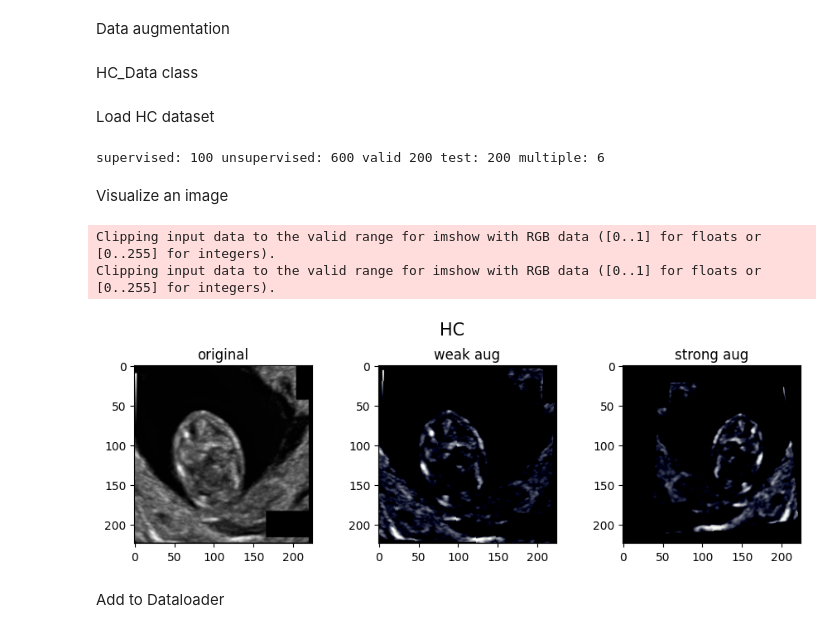
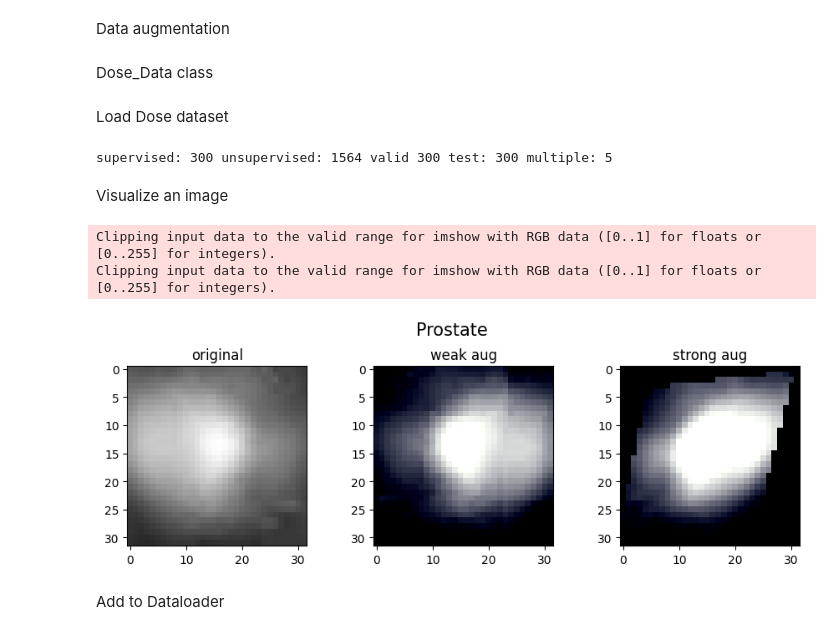
Before and after one commit to jizhang02/SemiDose, a Jupyter notebook: regfixmatch.ipynb, the cells around one changed output. Drawn from its saved outputs; the diff is of its cells as text; code cells hidden in the pictures.

```diff
--- a/reg-fix-match.ipynb
+++ b/regfixmatch.ipynb
@@ -49,21 +55,21 @@ for i in range(torch.cuda.device_count()):
     print(torch.cuda.get_device_name(i))
 summaryWriter = SummaryWriter(summary_dir)
 baseline = 'vgg11'
-n_label = 100 # 50, 100, 200, 300
-folds = 0 # 0 1 2 3 4
+n_label = 300 # 100, 300, 600, 900, 1864
+folds = 1 # 1 2 3 4 5
 bs = 1 # batch size
 num_epochs = 2
 tau = 0.5
 alpha1 = 0.5
 alpha2 = 0.5
 best_r2=-10
-img_width = 224 # ori 800
-img_height = 224 # ori 540
+img_width = 32
+img_height = 32
 model = timm.create_model(baseline, pretrained=True, num_classes=1, in_chans=3)
 model.cuda()
 optimizer = Lion(model.parameters(), lr=1e-4, weight_decay=1e-4)
 model = torch.compile(model) # in torch2.0
-best_model_path = './models/best_model.pth'
+best_model_path = '/home/jing/python_code/DeepRT/07semi-super/Dose/models/best_model.pth'
 scheduler = ExponentialLR(optimizer, gamma=0.99)
 criterion = nn.HuberLoss()
 mae = MeanAbsoluteError()
@@ -79,8 +85,8 @@ Quadro RTX 5000
 CSV file
 # %%
 #read csv
-root = "/home/jing/python_code/DeepRT/07semi-super/HC/version1"
-csv_file = os.path.join(root, "HC.csv")
+root = "/home/jing/python_code/DeepRT/07semi-super/Dose/version1"
+csv_file = os.path.join(root, "dose.csv")
 dataframe_data = pd.read_csv(csv_file)
 print(dataframe_data[996:1002])
 # %% [output]
@@ -214,9 +222,9 @@ weak_aug = transforms.Compose([hflip, rotat, totensor, normalize])
 strong_aug = transforms.Compose([hflip, rotat, color_jitter, noise, persp, totensor,normalize])
 transform_norm = transforms.Compose([totensor, normalize]) # for valid and test
 # %% [markdown]
-HC_Data class
+Dose_Data class
 # %%
-class HC_Data(Dataset):
+class Dose_Data(Dataset):
 
     def __init__(self, data_path, image_list = '', label_list = '', mode = 'train', supervised = True):
         self.data_path = data_path
@@ -231,7 +239,7 @@ class HC_Data(Dataset):
 
         image_name = self.image_list[idx]
         image_path = os.path.join(self.data_path, image_name)
-        image = Image.open(image_path).convert("RGB").resize((img_width,img_height))
+        image = Image.open(image_path).resize((img_width,img_height))
 
         if self.mode == 'train':
             if self.supervised == True:
@@ -255,45 +263,45 @@ class HC_Data(Dataset):
             label = self.label_list[idx]
             return image, np.float32(label)
 # %% [markdown]
-Load HC dataset
+Load Dose dataset
 # %%
-img_path = "/home/jing/python_code/DeepRT/07semi-super/HC/version1/HC"
+img_path = "/home/jing/python_code/DeepRT/07semi-super/Dose/version1/image"
 
-labeled_set = HC_Data(data_path=img_path,image_list=train_labeled,label_list=train_gt,mode='train', supervised = True)
-unlabeled_set = HC_Data(data_path=img_path,image_list=train_unlabeled, mode='train', supervised = False)
-valid_set = HC_Data(data_path=img_path,image_list=valid_image,label_list=valid_gt,mode='valid')
-test_set = HC_Data(data_path=img_path,image_list=test_image,label_list=test_gt,mode='test')
+labeled_set = Dose_Data(data_path=img_path,image_list=train_labeled,label_list=train_gt,mode='train', supervised = True)
+unlabeled_set = Dose_Data(data_path=img_path,image_list=train_unlabeled, mode='train', supervised = False)
+valid_set = Dose_Data(data_path=img_path,image_list=valid_image,label_list=valid_gt,mode='valid')
+test_set = Dose_Data(data_path=img_path,image_list=test_image,label_list=test_gt,mode='test')
 multiple = int(len(unlabeled_set)/len(labeled_set))
 print('supervised:', len(labeled_set), 'unsupervised:', len(unlabeled_set),'valid', len(valid_set), 'test:', len(test_set), 'multiple:', multiple)
 # %% [output]
-supervised: 100 unsupervised: 600 valid 200 test: 200 multiple: 6
+supervised: 300 unsupervised: 1564 valid 300 test: 300 multiple: 5
 # %% [markdown]
 Visualize an image
 # %%
 fig, axes = plt.subplots(1, 3, figsize=(9, 3))
-ori_img_name = train_unlabeled[100]
+ori_img_name = train_unlabeled[0]
 image_path = os.path.join(img_path, ori_img_name)
 x = Image.open(image_path).convert("RGB").resize((img_width,img_height))
 
-x1, x1_list, x2 = unlabeled_set[100] # weak x1, weak x1 list, strong x2
+x1, x1_list, x2 = unlabeled_set[0] # weak x1, weak x1 list, strong x2
 mean = torch.Tensor(channel_stats['std']).view(-1, 1, 1)
 std = torch.Tensor(channel_stats['mean']).view(-1, 1, 1)
 weak_x = x1 * std + mean # denormalization
 strong_x = x2 * std + mean
 axes[0].imshow(x) # original
 axes[0].set_title('original')
 axes[1].imshow(weak_x.permute(1, 2, 0)) # weak augmentation
 axes[1].set_title('weak aug')
 axes[2].imshow(strong_x.permute(1, 2, 0)) # strong augmentation
 axes[2].set_title('strong aug')
 
-plt.suptitle('HC', fontsize=15)
+plt.suptitle('Prostate', fontsize=15)
 plt.tight_layout()
 plt.show()
 # %% [output]
 Clipping input data to the valid range for imshow with RGB data ([0..1] for floats or [0..255] for integers).
 Clipping input data to the valid range for imshow with RGB data ([0..1] for floats or [0..255] for integers).
-[figure, old version]
+[figure, new version]
 # %% [markdown]
 Add to Dataloader
 # %%
```
Also changed, not shown: parts of 12 cells of this notebook, 2 other files.
